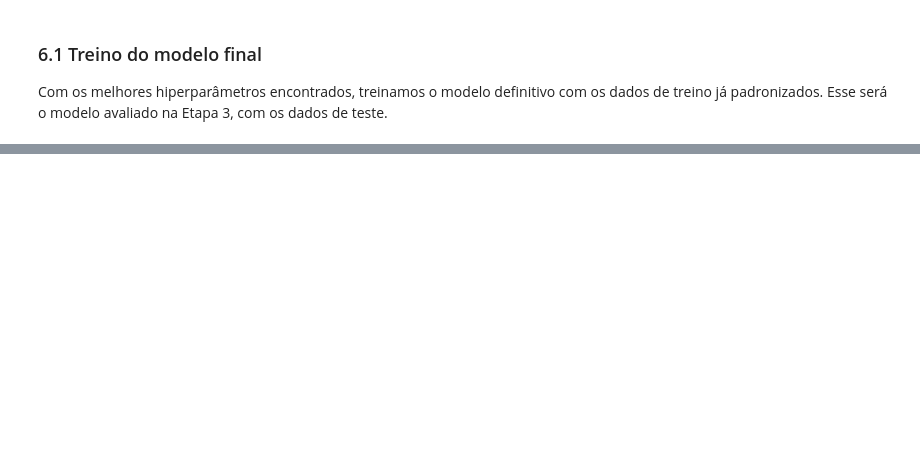
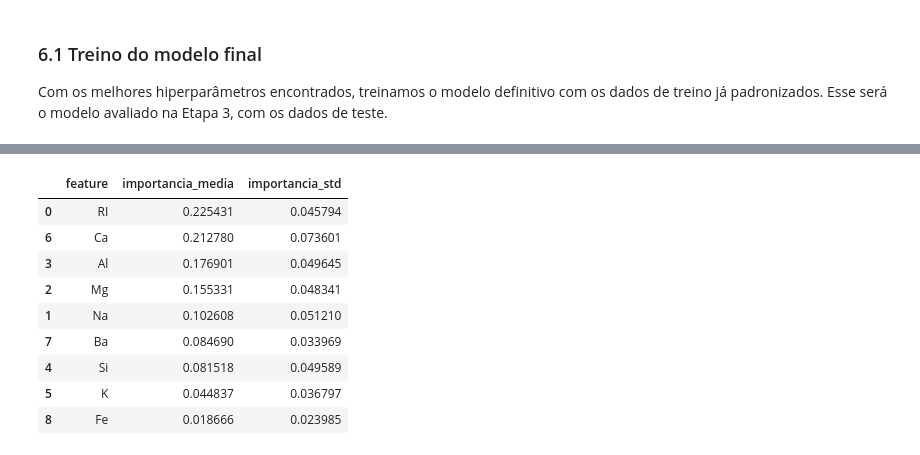
Before and after one commit to gonzagax00/Intelig-ncia-Artificial, a Jupyter notebook: summit-dupla-intelig-ncia-artificial.ipynb, the cells around one changed output, grey strips where cells are left out. Cells and saved outputs as stored; diff of their text form; code cells hidden in the pictures; blank space fills up the shorter version.

```diff
--- a/summit-dupla-intelig-ncia-artificial.ipynb
+++ b/summit-dupla-intelig-ncia-artificial.ipynb
@@ -248,0 +330,31 @@ SVC(C=1, gamma=0.1)
+# %%
+from sklearn.inspection import permutation_importance
+
+result = permutation_importance(
+    best_model,
+    X_test_scaled,
+    y_test,
+    scoring='f1_weighted',
+    n_repeats=30,
+    random_state=42,
+    n_jobs=-1
+)
+
+importancias = pd.DataFrame({
+    'feature': X.columns,
+    'importancia_media': result.importances_mean,
+    'importancia_std': result.importances_std
+}).sort_values('importancia_media', ascending=False)
+
+importancias
+# %% [output]
+|  | feature | importancia_media | importancia_std |
+| 0 | RI | 0.225431 | 0.045794 |
+| 6 | Ca | 0.212780 | 0.073601 |
+| 3 | Al | 0.176901 | 0.049645 |
+| 2 | Mg | 0.155331 | 0.048341 |
+| 1 | Na | 0.102608 | 0.051210 |
+| 7 | Ba | 0.084690 | 0.033969 |
+| 4 | Si | 0.081518 | 0.049589 |
+| 5 | K | 0.044837 | 0.036797 |
+| 8 | Fe | 0.018666 | 0.023985 |
```
Also changed, not shown: parts of 17 cells of this notebook.
